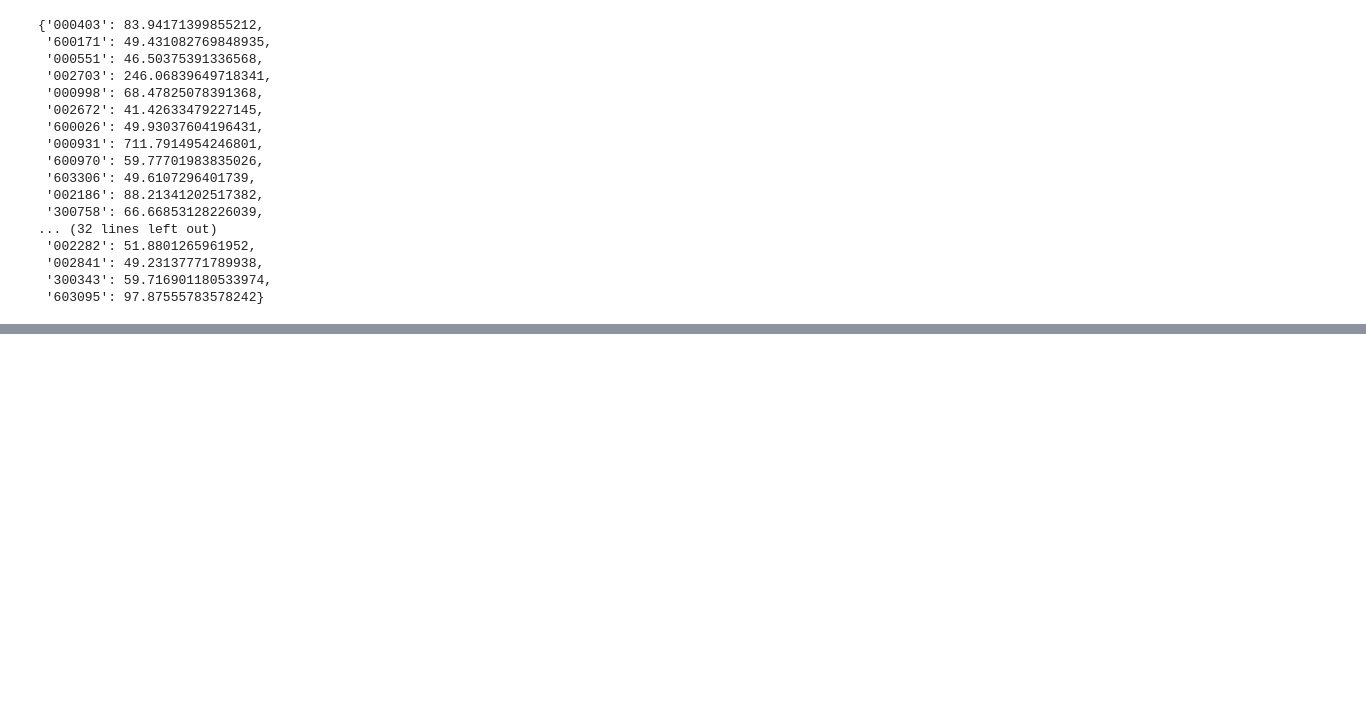
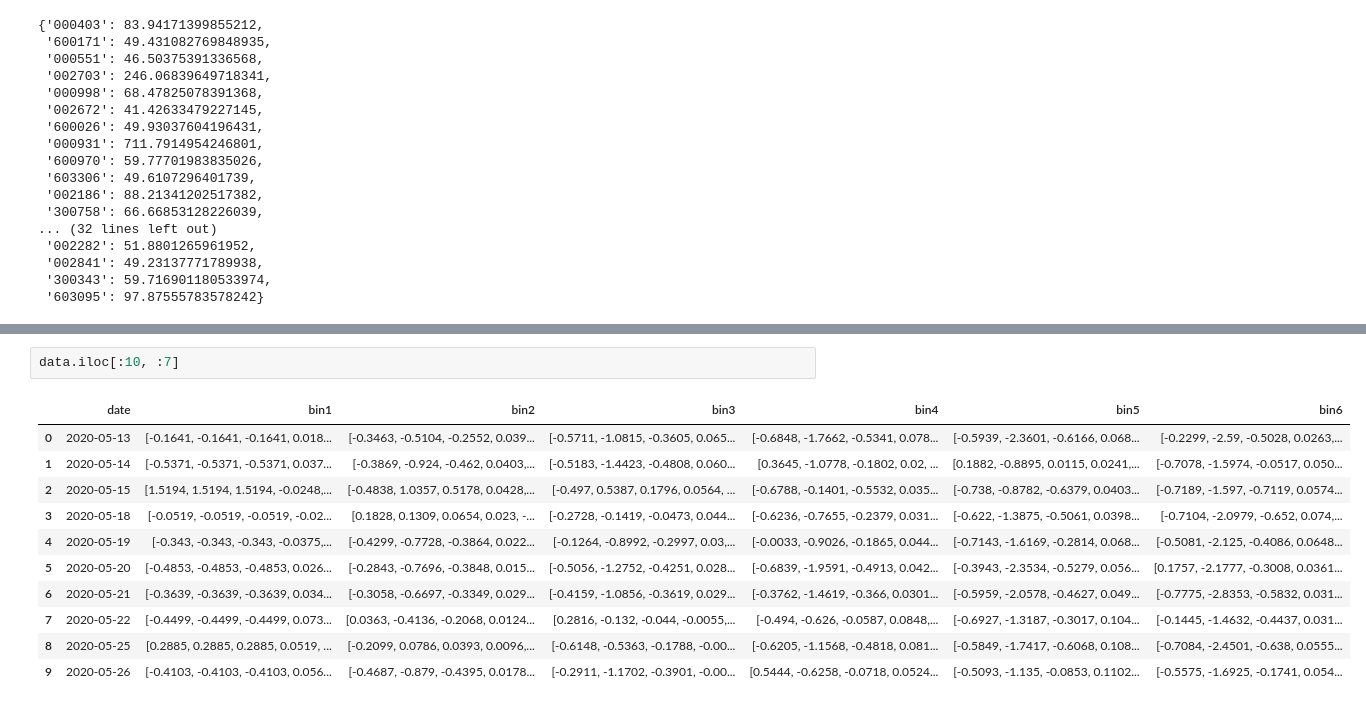
Before and after one commit to shangxiaaabb/StockTradePrediction, a Jupyter notebook: gcn/test.ipynb, the cells around one changed output, grey strips where cells are left out. Drawn from its saved outputs; the diff is of its cells as text; blank space fills up the shorter version.

```diff
--- a/gcn/test.ipynb
+++ b/gcn/test.ipynb
@@ -337,0 +436,14 @@ market_return
+# %%
+data.iloc[:10, :7]
+# %% [output]
+|  | date | bin1 | bin2 | bin3 | bin4 | bin5 | bin6 |
+| 0 | 2020-05-13 | [-0.1641, -0.1641, -0.1641, 0.018... | [-0.3463, -0.5104, -0.2552, 0.039... | [-0.5711, -1.0815, -0.3605, 0.065... | [-0.6848, -1.7662, -0.5341, 0.078... | [-0.5939, -2.3601, -0.6166, 0.068... | [-0.2299, -2.59, -0.5028, 0.0263,... |
+| 1 | 2020-05-14 | [-0.5371, -0.5371, -0.5371, 0.037... | [-0.3869, -0.924, -0.462, 0.0403,... | [-0.5183, -1.4423, -0.4808, 0.060... | [0.3645, -1.0778, -0.1802, 0.02, ... | [0.1882, -0.8895, 0.0115, 0.0241,... | [-0.7078, -1.5974, -0.0517, 0.050... |
+| 2 | 2020-05-15 | [1.5194, 1.5194, 1.5194, -0.0248,... | [-0.4838, 1.0357, 0.5178, 0.0428,... | [-0.497, 0.5387, 0.1796, 0.0564, ... | [-0.6788, -0.1401, -0.5532, 0.035... | [-0.738, -0.8782, -0.6379, 0.0403... | [-0.7189, -1.597, -0.7119, 0.0574... |
+| 3 | 2020-05-18 | [-0.0519, -0.0519, -0.0519, -0.02... | [0.1828, 0.1309, 0.0654, 0.023, -... | [-0.2728, -0.1419, -0.0473, 0.044... | [-0.6236, -0.7655, -0.2379, 0.031... | [-0.622, -1.3875, -0.5061, 0.0398... | [-0.7104, -2.0979, -0.652, 0.074,... |
+| 4 | 2020-05-19 | [-0.343, -0.343, -0.343, -0.0375,... | [-0.4299, -0.7728, -0.3864, 0.022... | [-0.1264, -0.8992, -0.2997, 0.03,... | [-0.0033, -0.9026, -0.1865, 0.044... | [-0.7143, -1.6169, -0.2814, 0.068... | [-0.5081, -2.125, -0.4086, 0.0648... |
+| 5 | 2020-05-20 | [-0.4853, -0.4853, -0.4853, 0.026... | [-0.2843, -0.7696, -0.3848, 0.015... | [-0.5056, -1.2752, -0.4251, 0.028... | [-0.6839, -1.9591, -0.4913, 0.042... | [-0.3943, -2.3534, -0.5279, 0.056... | [0.1757, -2.1777, -0.3008, 0.0361... |
+| 6 | 2020-05-21 | [-0.3639, -0.3639, -0.3639, 0.034... | [-0.3058, -0.6697, -0.3349, 0.029... | [-0.4159, -1.0856, -0.3619, 0.029... | [-0.3762, -1.4619, -0.366, 0.0301... | [-0.5959, -2.0578, -0.4627, 0.049... | [-0.7775, -2.8353, -0.5832, 0.031... |
+| 7 | 2020-05-22 | [-0.4499, -0.4499, -0.4499, 0.073... | [0.0363, -0.4136, -0.2068, 0.0124... | [0.2816, -0.132, -0.044, -0.0055,... | [-0.494, -0.626, -0.0587, 0.0848,... | [-0.6927, -1.3187, -0.3017, 0.104... | [-0.1445, -1.4632, -0.4437, 0.031... |
+| 8 | 2020-05-25 | [0.2885, 0.2885, 0.2885, 0.0519, ... | [-0.2099, 0.0786, 0.0393, 0.0096,... | [-0.6148, -0.5363, -0.1788, -0.00... | [-0.6205, -1.1568, -0.4818, 0.081... | [-0.5849, -1.7417, -0.6068, 0.108... | [-0.7084, -2.4501, -0.638, 0.0555... |
+| 9 | 2020-05-26 | [-0.4103, -0.4103, -0.4103, 0.056... | [-0.4687, -0.879, -0.4395, 0.0178... | [-0.2911, -1.1702, -0.3901, -0.00... | [0.5444, -0.6258, -0.0718, 0.0524... | [-0.5093, -1.135, -0.0853, 0.1102... | [-0.5575, -1.6925, -0.1741, 0.054... |
```
Also changed, not shown: parts of 8 cells of this notebook, 3 other files.
